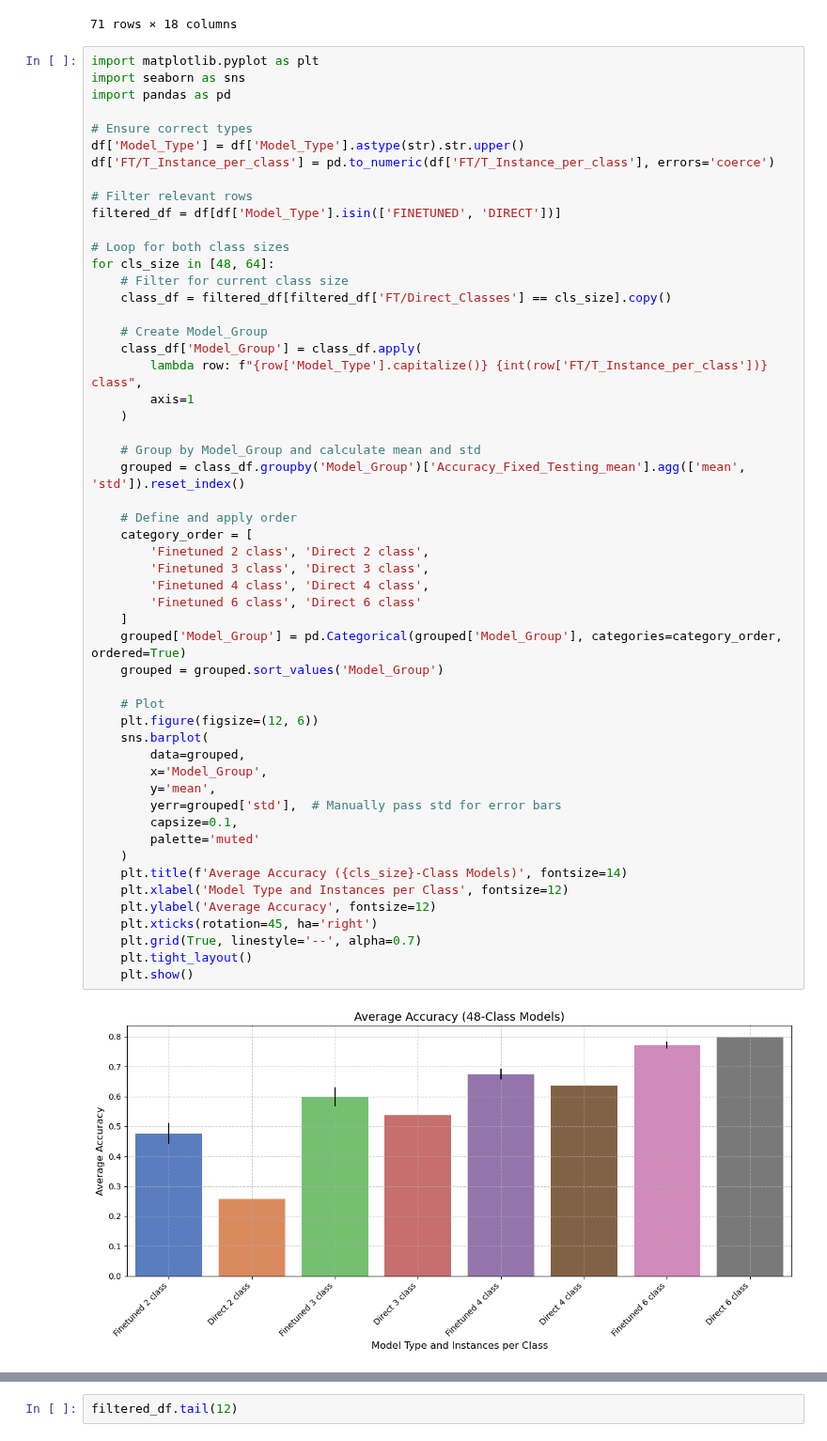
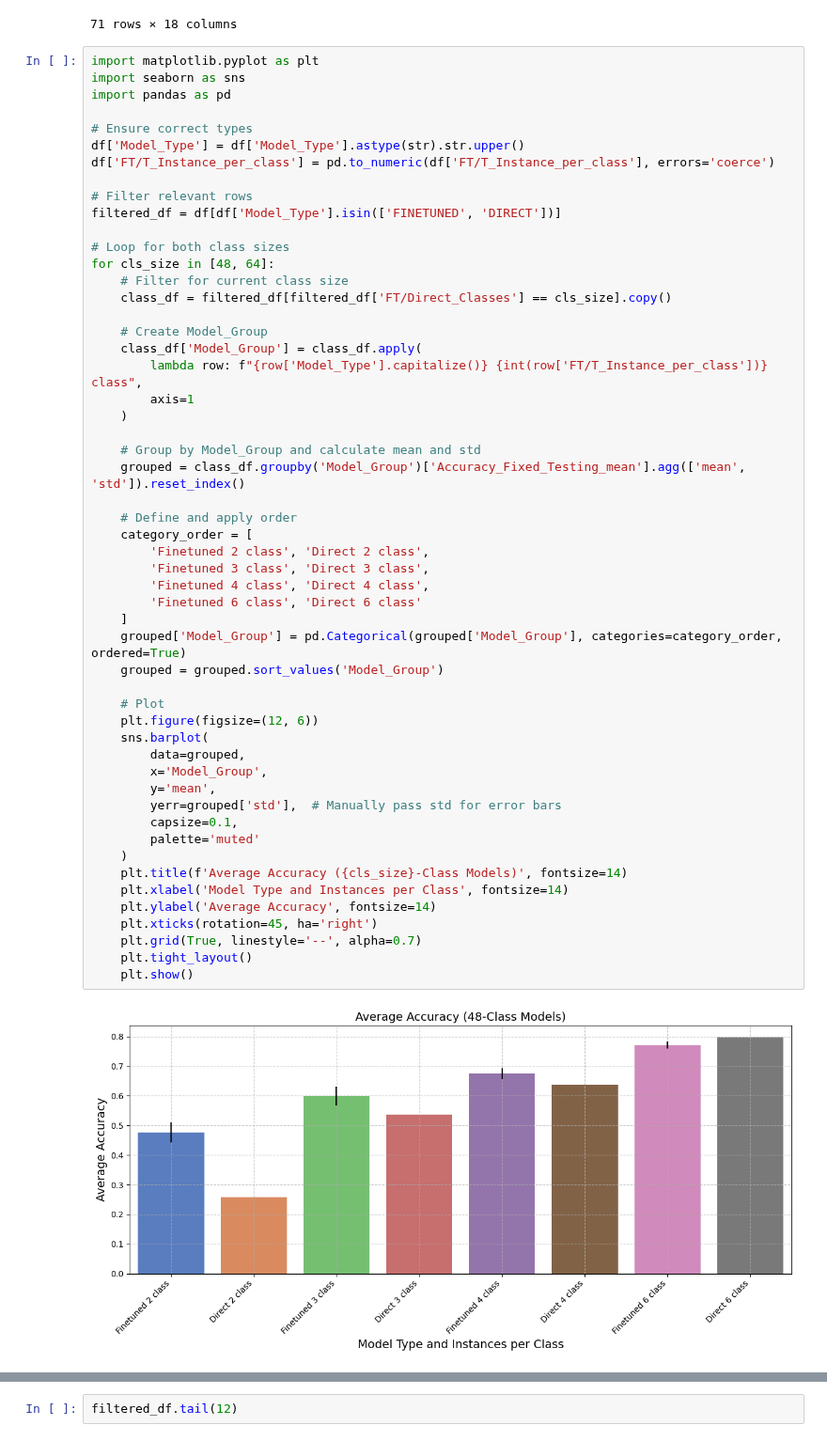
Before and after one commit to Neethamadhu-Madurasinghe/sign_language, a Jupyter notebook: plotting/SSL_models_results_2.ipynb, the cells around one changed output, grey strips where cells are left out. Shown at 94% size. Drawn from its saved outputs; the diff is of its cells as text.

Commit message:
Make 2 plots

```diff
--- a/plotting/SSL_models_results_2.ipynb
+++ b/plotting/SSL_models_results_2.ipynb
@@ -69,33 +69,33 @@ for cls_size in [48, 64]:
 
     # Group by Model_Group and calculate mean and std
     grouped = class_df.groupby('Model_Group')['Accuracy_Fixed_Testing_mean'].agg(['mean', 'std']).reset_index()
 
     # Define and apply order
     category_order = [
         'Finetuned 2 class', 'Direct 2 class',
         'Finetuned 3 class', 'Direct 3 class',
         'Finetuned 4 class', 'Direct 4 class',
         'Finetuned 6 class', 'Direct 6 class'
     ]
     grouped['Model_Group'] = pd.Categorical(grouped['Model_Group'], categories=category_order, ordered=True)
     grouped = grouped.sort_values('Model_Group')
 
     # Plot
     plt.figure(figsize=(12, 6))
     sns.barplot(
         data=grouped,
         x='Model_Group',
         y='mean',
         yerr=grouped['std'],  # Manually pass std for error bars
         capsize=0.1,
         palette='muted'
     )
     plt.title(f'Average Accuracy ({cls_size}-Class Models)', fontsize=14)
-    plt.xlabel('Model Type and Instances per Class', fontsize=12)
-    plt.ylabel('Average Accuracy', fontsize=12)
+    plt.xlabel('Model Type and Instances per Class', fontsize=14)
+    plt.ylabel('Average Accuracy', fontsize=14)
     plt.xticks(rotation=45, ha='right')
     plt.grid(True, linestyle='--', alpha=0.7)
     plt.tight_layout()
     plt.show()
 # %% [output]
-[figure, old version]
+[figure, new version]
```
Also changed, not shown: parts of 2 cells of this notebook.
